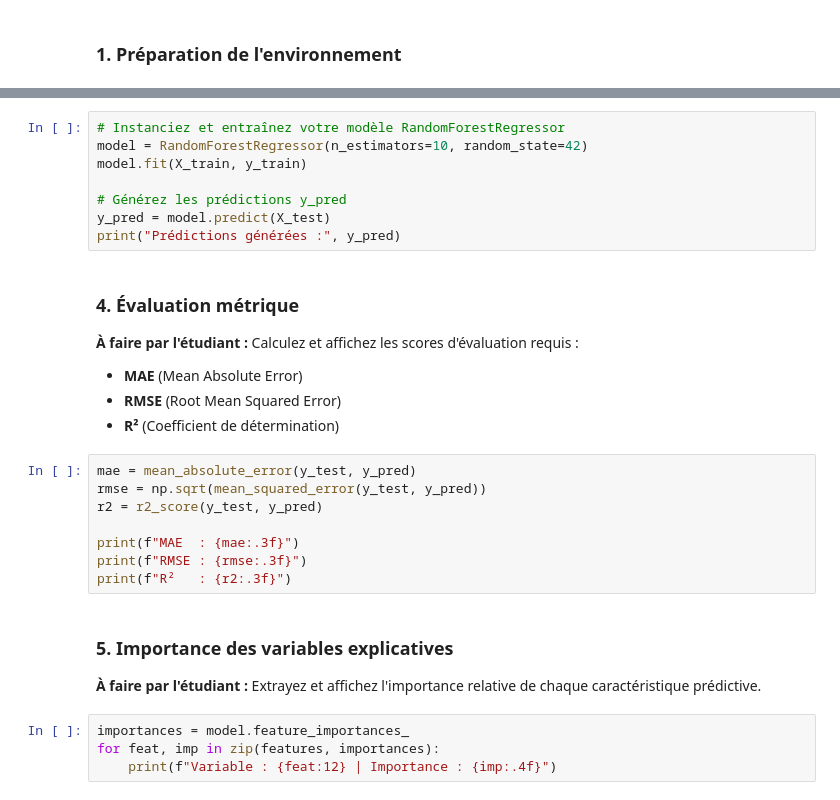
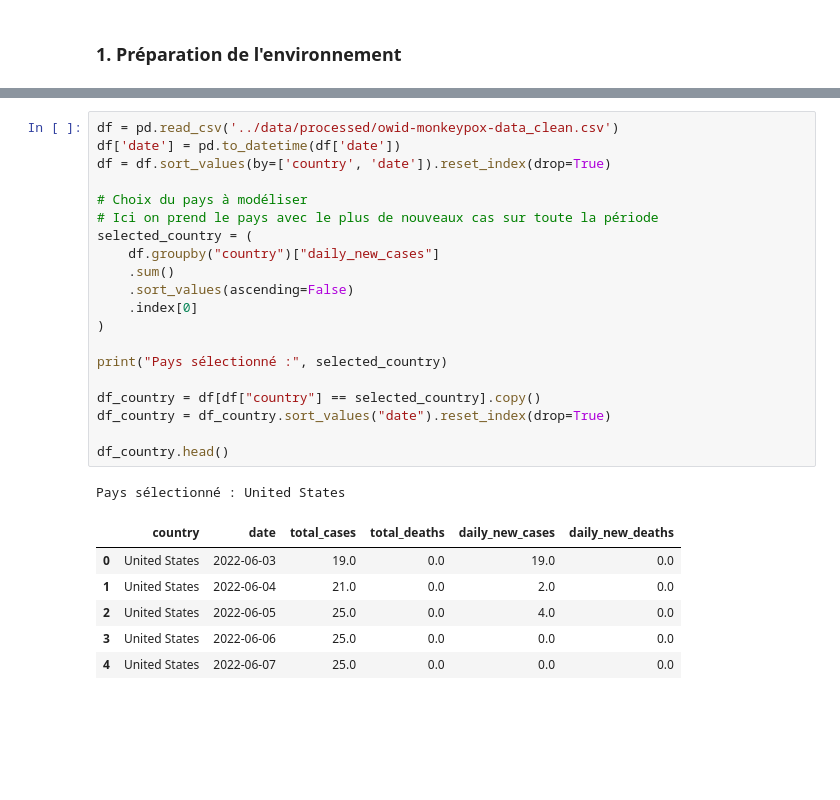
Before and after one commit to MonicaRad/aptispace-datascience-projet, a Jupyter notebook: notebooks/03_modelisation_pred.ipynb, the cells around one changed output, grey strips where cells are left out. Drawn from its saved outputs; the diff is of its cells as text; blank space fills up the shorter version.

```diff
--- a/notebooks/03_modelisation_pred.ipynb
+++ b/notebooks/03_modelisation_pred.ipynb
@@ -60,33 +35,28 @@ print(f"Taille Train : {X_train.shape}, Taille Test : {X_test.shape}")
-# %%
-# Instanciez et entraînez votre modèle RandomForestRegressor
-model = RandomForestRegressor(n_estimators=10, random_state=42)
-model.fit(X_train, y_train)
-
-# Générez les prédictions y_pred
-y_pred = model.predict(X_test)
-print("Prédictions générées :", y_pred)
-# %% [markdown]
-### 4. Évaluation métrique
-
-**À faire par l'étudiant :**
-Calculez et affichez les scores d'évaluation requis :
-- **MAE** (Mean Absolute Error)
-- **RMSE** (Root Mean Squared Error)
-- **R²** (Coefficient de détermination)
-# %%
-mae = mean_absolute_error(y_test, y_pred)
-rmse = np.sqrt(mean_squared_error(y_test, y_pred))
-r2 = r2_score(y_test, y_pred)
-
-print(f"MAE  : {mae:.3f}")
-print(f"RMSE : {rmse:.3f}")
-print(f"R²   : {r2:.3f}")
-# %% [markdown]
-### 5. Importance des variables explicatives
-
-**À faire par l'étudiant :**
-Extrayez et affichez l'importance relative de chaque caractéristique prédictive.
-# %%
-importances = model.feature_importances_
-for feat, imp in zip(features, importances):
-    print(f"Variable : {feat:12} | Importance : {imp:.4f}")
+# %%
+df = pd.read_csv('../data/processed/owid-monkeypox-data_clean.csv')
+df['date'] = pd.to_datetime(df['date'])
+df = df.sort_values(by=['country', 'date']).reset_index(drop=True)
+
+# Choix du pays à modéliser
+# Ici on prend le pays avec le plus de nouveaux cas sur toute la période
+selected_country = (
+    df.groupby("country")["daily_new_cases"]
+    .sum()
+    .sort_values(ascending=False)
+    .index[0]
+)
+
+print("Pays sélectionné :", selected_country)
+
+df_country = df[df["country"] == selected_country].copy()
+df_country = df_country.sort_values("date").reset_index(drop=True)
+
+df_country.head()
+# %% [output]
+Pays sélectionné : United States
+|  | country | date | total_cases | total_deaths | daily_new_cases | daily_new_deaths |
+| 0 | United States | 2022-06-03 | 19.0 | 0.0 | 19.0 | 0.0 |
+| 1 | United States | 2022-06-04 | 21.0 | 0.0 | 2.0 | 0.0 |
+| 2 | United States | 2022-06-05 | 25.0 | 0.0 | 4.0 | 0.0 |
+| 3 | United States | 2022-06-06 | 25.0 | 0.0 | 0.0 | 0.0 |
+| 4 | United States | 2022-06-07 | 25.0 | 0.0 | 0.0 | 0.0 |
```
Also changed, not shown: parts of 19 cells of this notebook, 6 other files.
